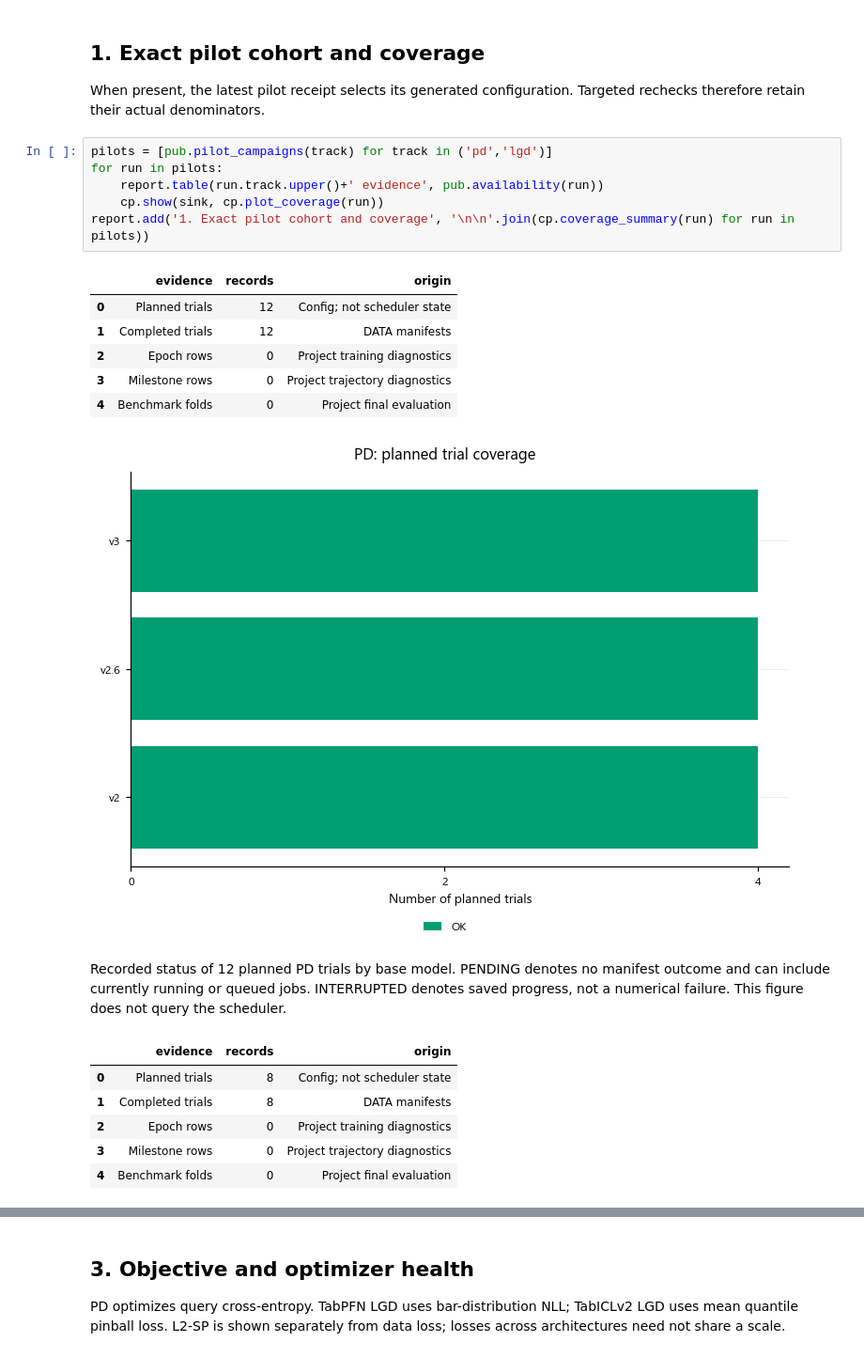
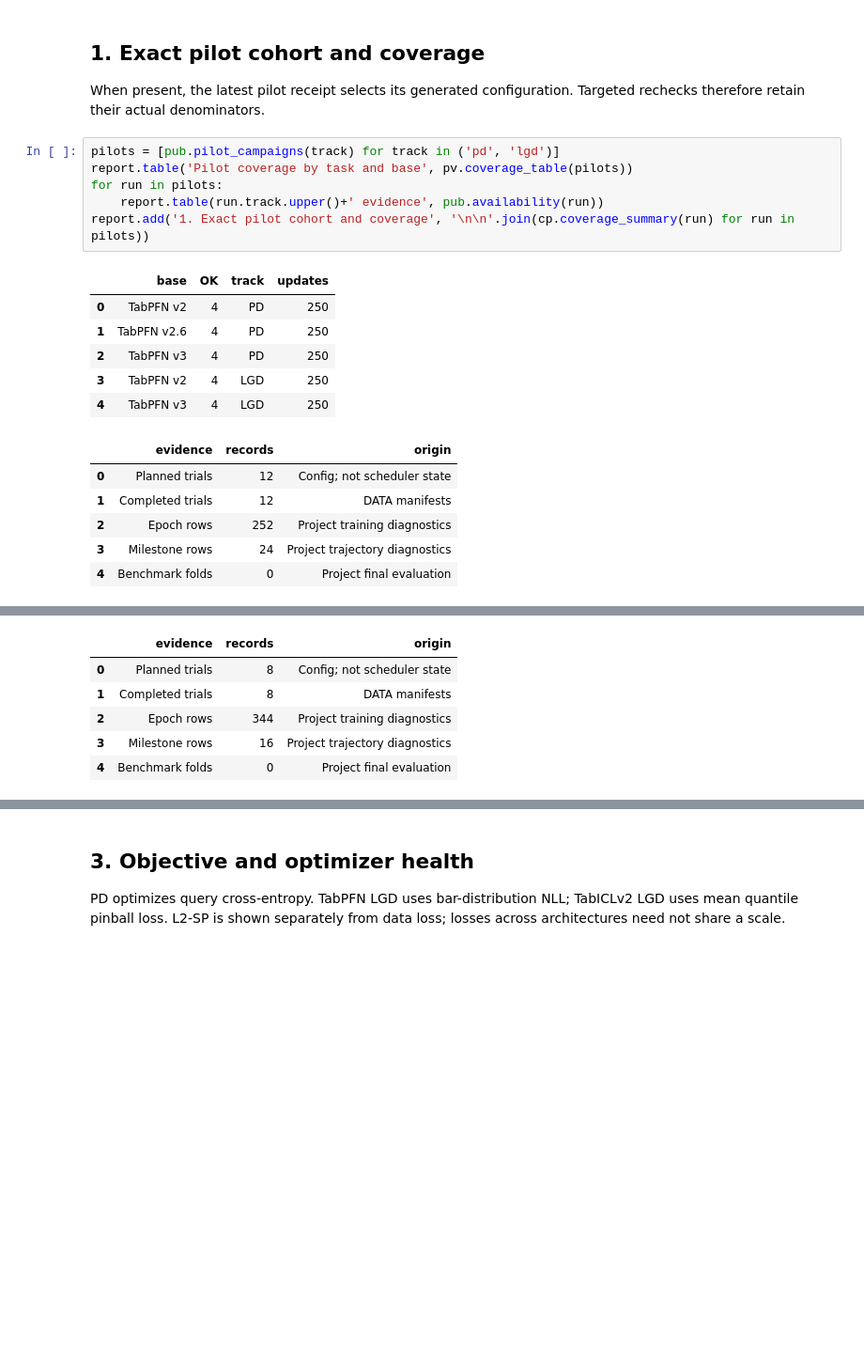
Before and after one commit to andreasgoethals/CreditPFN, a Jupyter notebook: notebooks/experiment0/02_short_pilots.ipynb, the cells around one changed output, grey strips where cells are left out. Shown at 94% size. Drawn from its saved outputs; the diff is of its cells as text; blank space fills up the shorter version.

```diff
--- a/notebooks/experiment0/02_short_pilots.ipynb
+++ b/notebooks/experiment0/02_short_pilots.ipynb
@@ -34,23 +33,21 @@ Missing project records are unavailable evidence, not zero effects or failed tra
 
 When present, the latest pilot receipt selects its generated configuration. Targeted rechecks therefore retain their actual denominators.
 # %%
-pilots = [pub.pilot_campaigns(track) for track in ('pd','lgd')]
+pilots = [pub.pilot_campaigns(track) for track in ('pd', 'lgd')]
+report.table('Pilot coverage by task and base', pv.coverage_table(pilots))
 for run in pilots:
     report.table(run.track.upper()+' evidence', pub.availability(run))
-    cp.show(sink, cp.plot_coverage(run))
 report.add('1. Exact pilot cohort and coverage', '\n\n'.join(cp.coverage_summary(run) for run in pilots))
 # %% [output]
-|  | evidence | records | origin |
-| 0 | Planned trials | 12 | Config; not scheduler state |
-| 1 | Completed trials | 12 | DATA manifests |
-| 2 | Epoch rows | 0 | Project training diagnostics |
-| 3 | Milestone rows | 0 | Project trajectory diagnostics |
-| 4 | Benchmark folds | 0 | Project final evaluation |
+|  | base | OK | track | updates |
+| 0 | TabPFN v2 | 4 | PD | 250 |
+| 1 | TabPFN v2.6 | 4 | PD | 250 |
+| 2 | TabPFN v3 | 4 | PD | 250 |
+| 3 | TabPFN v2 | 4 | LGD | 250 |
+| 4 | TabPFN v3 | 4 | LGD | 250 |
-[figure, removed]
-Recorded status of 12 planned PD trials by base model. PENDING denotes no manifest outcome and can include currently running or queued jobs. INTERRUPTED denotes saved progress, not a numerical failure. This figure does not query the scheduler.
 |  | evidence | records | origin |
-| 0 | Planned trials | 8 | Config; not scheduler state |
-| 1 | Completed trials | 8 | DATA manifests |
-| 2 | Epoch rows | 0 | Project training diagnostics |
-| 3 | Milestone rows | 0 | Project trajectory diagnostics |
+| 0 | Planned trials | 12 | Config; not scheduler state |
+| 1 | Completed trials | 12 | DATA manifests |
+| 2 | Epoch rows | 252 | Project training diagnostics |
+| 3 | Milestone rows | 24 | Project trajectory diagnostics |
 | 4 | Benchmark folds | 0 | Project final evaluation |
@@ -59 +54,7 @@ Recorded status of 8 planned LGD trials by base model. PENDING denotes no manife
+|  | evidence | records | origin |
+| 0 | Planned trials | 8 | Config; not scheduler state |
+| 1 | Completed trials | 8 | DATA manifests |
+| 2 | Epoch rows | 344 | Project training diagnostics |
+| 3 | Milestone rows | 16 | Project trajectory diagnostics |
+| 4 | Benchmark folds | 0 | Project final evaluation |
 # %% [markdown]
```
Also changed, not shown: parts of 15 cells of this notebook, 23 other files.
